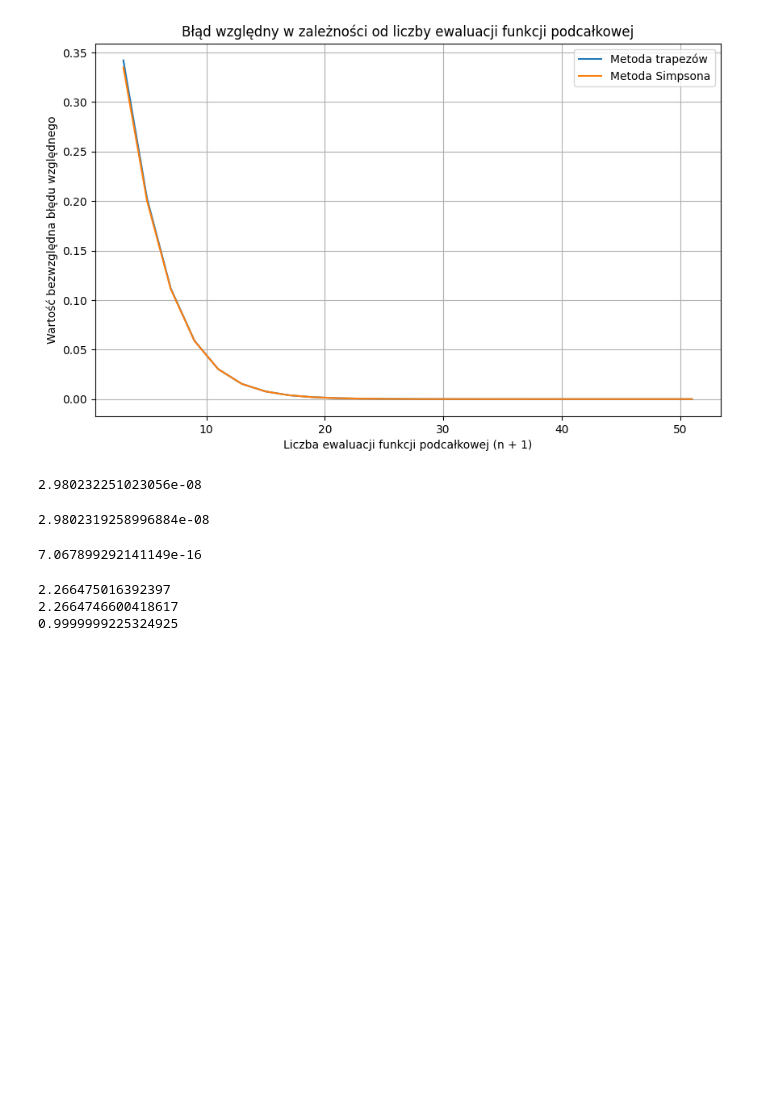
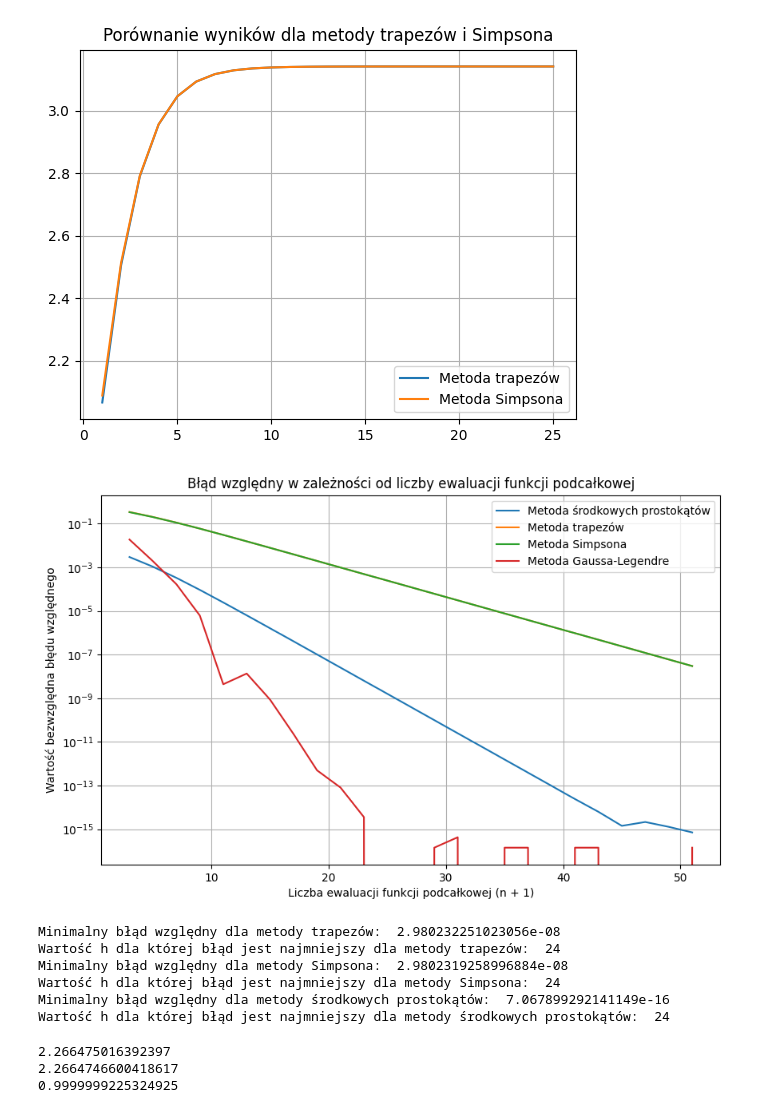
Before and after one commit to domino644/mownit, a Jupyter notebook: lab6/zad1.ipynb, the cells around one changed output. Drawn from its saved outputs; the diff is of its cells as text; code cells hidden in the pictures; blank space fills up the shorter version.

```diff
--- a/lab6/zad1.ipynb
+++ b/lab6/zad1.ipynb
@@ -37,31 +49,44 @@ for m in range(1, 26):
     errors_midpoint.append(error_midpoint)
     errors_trapezoidal.append(error_trapezoidal)
     errors_simpson.append(error_simpson)
+# %%
+plt.plot(m_values, trapezoid, label='Metoda trapezów')
+plt.plot(m_values, simpson, label='Metoda Simpsona')
+plt.legend()
+plt.grid(True)
+plt.title('Porównanie wyników dla metody trapezów i Simpsona')
+plt.show()
+# %% [output]
+[figure, added]
 # %%
 plt.figure(figsize=(10, 6))
 plt.plot(num_nodes, errors_midpoint, label='Metoda środkowych prostokątów')
 plt.plot(num_nodes, errors_trapezoidal, label='Metoda trapezów')
 plt.plot(num_nodes, errors_simpson, label='Metoda Simpsona')
+plt.plot(num_nodes, error_gauss_legendre, label='Metoda Gaussa-Legendre')
 plt.xlabel('Liczba ewaluacji funkcji podcałkowej (n + 1)')
 plt.ylabel('Wartość bezwzględna błędu względnego')
+plt.yscale('log')
 plt.title('Błąd względny w zależności od liczby ewaluacji funkcji podcałkowej')
 plt.legend()
 plt.grid(True)
 plt.show()
 # %% [output]
-[figure, old version]
+[figure, new version]
-# %%
-np.min(errors_trapezoidal)
-# %% [output]
-2.980232251023056e-08
-# %%
-np.min(errors_simpson)
-# %% [output]
-2.9802319258996884e-08
-# %%
-np.min(errors_midpoint)
-# %% [output]
-7.067899292141149e-16
+# %%
+print('Minimalny błąd względny dla metody trapezów: ', np.min(errors_trapezoidal))
+print('Wartość h dla której błąd jest najmniejszy dla metody trapezów: ', np.argmin(errors_trapezoidal))
+print('Minimalny błąd względny dla metody Simpsona: ', np.min(errors_simpson))
+print('Wartość h dla której błąd jest najmniejszy dla metody Simpsona: ', np.argmin(errors_simpson))
+print('Minimalny błąd względny dla metody środkowych prostokątów: ', np.min(errors_midpoint))
+print('Wartość h dla której błąd jest najmniejszy dla metody środkowych prostokątów: ', np.argmin(errors_midpoint))
+# %% [output]
+Minimalny błąd względny dla metody trapezów:  2.980232251023056e-08
+Wartość h dla której błąd jest najmniejszy dla metody trapezów:  24
+Minimalny błąd względny dla metody Simpsona:  2.9802319258996884e-08
+Wartość h dla której błąd jest najmniejszy dla metody Simpsona:  24
+Minimalny błąd względny dla metody środkowych prostokątów:  7.067899292141149e-16
+Wartość h dla której błąd jest najmniejszy dla metody środkowych prostokątów:  24
 # %%
 h_min = 9.123695225180455e-09
 # %%
```
Also changed, not shown: parts of 3 cells of this notebook, 1 other file.
